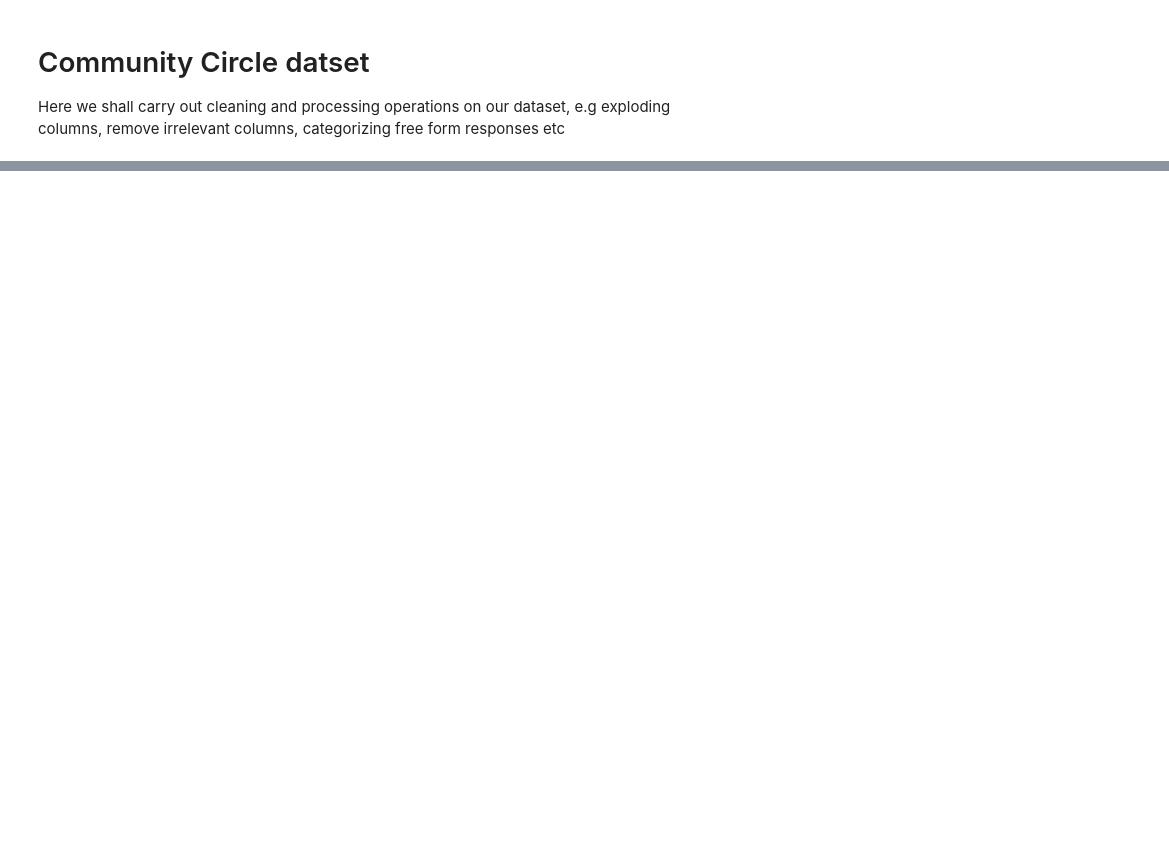
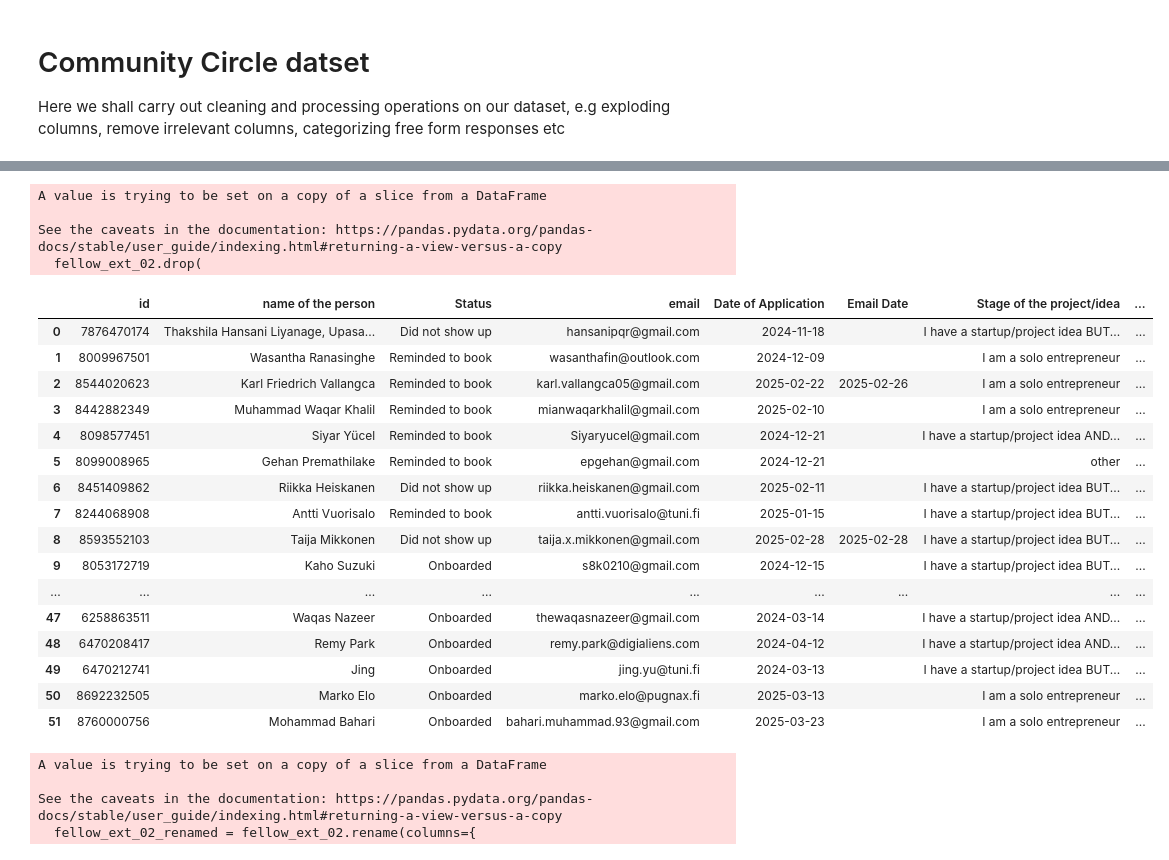
Before and after one commit to TribeDataTeam/Tribe-Data-Team, a Jupyter notebook: tribe_community_circle_data.ipynb, the cells around one changed output, grey strips where cells are left out. Saved outputs shown, nothing was run; the diff lists cells and outputs as text; code cells hidden in the pictures; blank space fills up the shorter version.

```diff
--- a/tribe_community_circle_data.ipynb
+++ b/tribe_community_circle_data.ipynb
@@ -684,0 +787,46 @@ prepared_com_data
+# %%
+fellow_ext_02.drop(
+    columns=[
+        "name",
+        "Date of Onboarding",
+        "Anything else you want to tell us? (achievements, expectations, goals, needs.....?)",
+        "Please spesify shortly",
+        "Privacy policy",
+        "Do you live in Tampere area?",
+    ],
+    inplace=True,
+)
+# %% [output]
+A value is trying to be set on a copy of a slice from a DataFrame
+
+See the caveats in the documentation: https://pandas.pydata.org/pandas-docs/stable/user_guide/indexing.html#returning-a-view-versus-a-copy
+  fellow_ext_02.drop(
+# %%
+fellow_ext_02
+# %% [output]
+|  | id | name of the person | Status | email | Date of Application | Email Date | Stage of the project/idea | ... |
+| 0 | 7876470174 | Thakshila Hansani Liyanage, Upasa... | Did not show up | hansanipqr@gmail.com | 2024-11-18 |  | I have a startup/project idea BUT... | ... |
+| 1 | 8009967501 | Wasantha Ranasinghe | Reminded to book | wasanthafin@outlook.com | 2024-12-09 |  | I am a solo entrepreneur | ... |
+| 2 | 8544020623 | Karl Friedrich Vallangca | Reminded to book | karl.vallangca05@gmail.com | 2025-02-22 | 2025-02-26 | I am a solo entrepreneur | ... |
+| 3 | 8442882349 | Muhammad Waqar Khalil | Reminded to book | mianwaqarkhalil@gmail.com | 2025-02-10 |  | I am a solo entrepreneur | ... |
+| 4 | 8098577451 | Siyar Yücel | Reminded to book | Siyaryucel@gmail.com | 2024-12-21 |  | I have a startup/project idea AND... | ... |
+| 5 | 8099008965 | Gehan Premathilake | Reminded to book | epgehan@gmail.com | 2024-12-21 |  | other | ... |
+| 6 | 8451409862 | Riikka Heiskanen | Did not show up | riikka.heiskanen@gmail.com | 2025-02-11 |  | I have a startup/project idea BUT... | ... |
+| 7 | 8244068908 | Antti Vuorisalo | Reminded to book | antti.vuorisalo@tuni.fi | 2025-01-15 |  | I have a startup/project idea BUT... | ... |
+| 8 | 8593552103 | Taija Mikkonen | Did not show up | taija.x.mikkonen@gmail.com | 2025-02-28 | 2025-02-28 | I have a startup/project idea BUT... | ... |
+| 9 | 8053172719 | Kaho Suzuki | Onboarded | s8k0210@gmail.com | 2024-12-15 |  | I have a startup/project idea BUT... | ... |
+| ... | ... | ... | ... | ... | ... | ... | ... | ... |
+| 47 | 6258863511 | Waqas Nazeer | Onboarded | thewaqasnazeer@gmail.com | 2024-03-14 |  | I have a startup/project idea AND... | ... |
+| 48 | 6470208417 | Remy Park | Onboarded | remy.park@digialiens.com | 2024-04-12 |  | I have a startup/project idea AND... | ... |
+| 49 | 6470212741 | Jing | Onboarded | jing.yu@tuni.fi | 2024-03-13 |  | I have a startup/project idea BUT... | ... |
+| 50 | 8692232505 | Marko Elo | Onboarded | marko.elo@pugnax.fi | 2025-03-13 |  | I am a solo entrepreneur | ... |
+| 51 | 8760000756 | Mohammad Bahari | Onboarded | bahari.muhammad.93@gmail.com | 2025-03-23 |  | I am a solo entrepreneur | ... |
+# %%
+fellow_ext_02_renamed = fellow_ext_02.rename(columns={
+    "Select statements that meet your program expectations": "What attributes are you aiming to get through Fellowship?"
+    }, inplace=True)
+# %% [output]
+A value is trying to be set on a copy of a slice from a DataFrame
+
+See the caveats in the documentation: https://pandas.pydata.org/pandas-docs/stable/user_guide/indexing.html#returning-a-view-versus-a-copy
+  fellow_ext_02_renamed = fellow_ext_02.rename(columns={
```
Also changed, not shown: parts of 20 cells of this notebook, 1 other file.
